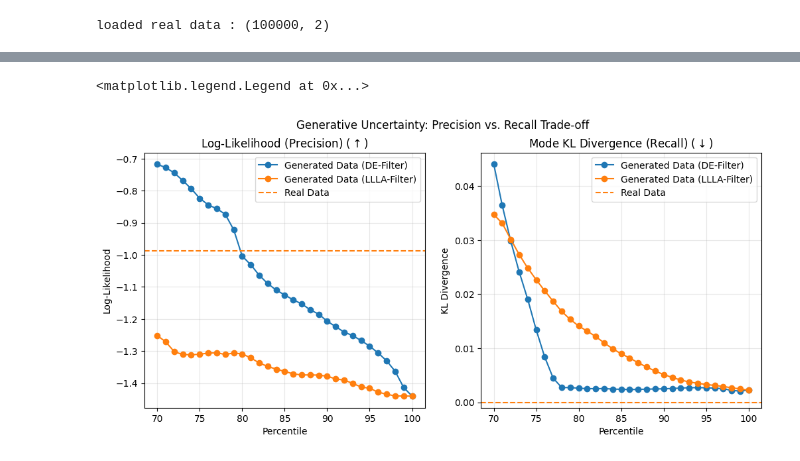
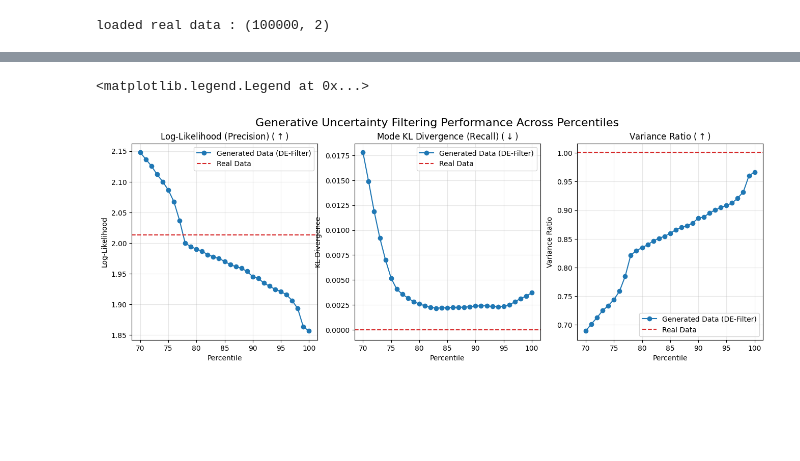
Before and after one commit to gantover/thesis, a Jupyter notebook: diffusion-model-hallucination/gaussian_experiments/gu_plots.ipynb, the cells around one changed output, grey strips where cells are left out. Drawn from its saved outputs; the diff is of its cells as text; code cells hidden in the pictures; blank space fills up the shorter version.

Commit message:
Clean up, new plots

```diff
--- a/diffusion-model-hallucination/gaussian_experiments/gu_plots.ipynb
+++ b/diffusion-model-hallucination/gaussian_experiments/gu_plots.ipynb
@@ -24,9 +28,14 @@ print(f"loaded real data : {real_data.shape}")
 loaded real data : (100000, 2)
 # %%
 samples_cache_dir = config_data['sampling']['samples_cache_dir']
-# ensemble_samples = jnp.load(Path(samples_cache_dir) / "llla_ensemble_samples.npy")
-ensemble_samples = jnp.load(Path(samples_cache_dir) / "deep_ensemble_samples.npy")
-print(f"loaded ensemble samples: {ensemble_samples.shape}")
-base_samples = ensemble_samples[0]
+ensemble_samples_llla = jnp.load(Path(samples_cache_dir) / "llla_ensemble_samples.npy")
+ensemble_samples_deep = jnp.load(Path(samples_cache_dir) / "deep_ensemble_samples.npy")
+print(f"loaded ensemble samples: {ensemble_samples_llla.shape}")
+base_samples_llla = ensemble_samples_llla[0]
+base_samples_deep = ensemble_samples_deep[0]
+
+uncertainty_scores_deep = get_uncertainty_scores(ensemble_samples_deep)
+uncertainty_scores_llla = get_uncertainty_scores(ensemble_samples_llla)
+uncertainty_scores_deep.shape
 # %% [output]
 loaded ensemble samples: (6, 100000, 2)
@@ -76,3 +138,4 @@ from generative_uncertainty.scoring import extract_true_gmm_params, evaluate_exa
 true_means, true_var = extract_true_gmm_params()
 # %%
-df_llla = score_percentiles(real_data, ensemble_samples, uncertainty_scores)
+df_llla_gmm = gmm_score_percentiles(real_data, ensemble_samples_llla, uncertainty_scores_llla)
+df_deep_gmm = gmm_score_percentiles(real_data, ensemble_samples_deep, uncertainty_scores_deep)
@@ -81,25 +147,40 @@ df_deep = score_percentiles(real_data, ensemble_samples, uncertainty_scores)
 # %%
-real_data_baseline = evaluate_exact_gmm(real_data, true_means, true_var)
-fig, axes = plt.subplots(1, 2, figsize=(12, 5))
-fig.suptitle("Generative Uncertainty: Precision vs. Recall Trade-off")
-axes[0].plot(df_deep.columns, df_deep.loc['avg_log_likelihood'], marker='o', label='Generated Data (DE-Filter)')
-axes[1].plot(df_deep.columns, df_deep.loc['mode_kl_divergence'], marker='o', label='Generated Data (DE-Filter)')
-axes[0].plot(df_llla.columns, df_llla.loc['avg_log_likelihood'], marker='o', label='Generated Data (LLLA-Filter)')
-axes[1].plot(df_llla.columns, df_llla.loc['mode_kl_divergence'], marker='o', label='Generated Data (LLLA-Filter)')
-axes[0].axhline(real_data_baseline['avg_log_likelihood'], color='tab:orange', linestyle='--', label='Real Data')
-axes[1].axhline(real_data_baseline['mode_kl_divergence'], color='tab:orange', linestyle='--', label='Real Data')
+import numpy as np
+import pandas as pd
+fig, axes = plt.subplots(1, 3, figsize=(16, 5))
+fig.suptitle("Generative Uncertainty Filtering Performance Across Percentiles", fontsize=16)
+axes[0].plot(df_deep_gmm.columns, df_deep_gmm.loc['avg_log_likelihood'], marker='o', label='Generated Data (DE-Filter)')
+axes[1].plot(df_deep_gmm.columns, df_deep_gmm.loc['mode_kl_divergence'], marker='o', label='Generated Data (DE-Filter)')
+axes[2].plot(df_deep_gmm.columns, df_deep_gmm.loc['variance_ratio'], marker='o', label='Generated Data (DE-Filter)')
+# axes[2].fill_between(np.asarray(df_deep_mmd.columns), pd.to_numeric(df_deep_mmd.loc['ci_lower']), pd.to_numeric(df_deep_mmd.loc['ci_upper']), color='tab:blue', alpha=0.2, label='95% CI (DE-Filter)')
+
+# axes[0].plot(df_llla_gmm.columns, df_llla_gmm.loc['avg_log_likelihood'], marker='x', label='Generated Data (LLLA-Filter)')
+# axes[1].plot(df_llla_gmm.columns, df_llla_gmm.loc['mode_kl_divergence'], marker='x', label='Generated Data (LLLA-Filter)')
+# axes[2].plot(df_llla_gmm.columns, df_llla_gmm.loc['variance_ratio'], marker='x', label='Generated Data (LLLA-Filter)')
+
+# axes[2].fill_between(np.asarray(df_llla_mmd.columns), pd.to_numeric(df_llla_mmd.loc['ci_lower']), pd.to_numeric(df_llla_mmd.loc['ci_upper']), color='tab:orange', alpha=0.2, label='95% CI (LLLA-Filter)')
+axes[0].axhline(real_data_baseline['avg_log_likelihood'], color='tab:red', linestyle='--', label='Real Data')
+axes[1].axhline(real_data_baseline['mode_kl_divergence'], color='tab:red', linestyle='--', label='Real Data')
+axes[2].axhline(real_data_baseline['variance_ratio'], color='tab:red', linestyle='--', label='Real Data')
+# axes[2].axhline(ref_mmd['mean'], color='tab:orange', linestyle='--', label='Real Data')
+# axes[2].fill_between([70, 100], ref_mmd['ci_lower'], ref_mmd['ci_upper'], color='tab:orange', alpha=0.2, label='95% CI (Real Data)')
 axes[0].set_xlabel('Percentile')
 axes[0].set_ylabel('Log-Likelihood')
 axes[0].set_title(r'Log-Likelihood (Precision) ($\uparrow$)')
 axes[1].set_xlabel('Percentile')
 axes[1].set_ylabel('KL Divergence')
 axes[1].set_title(r'Mode KL Divergence (Recall) ($\downarrow$)')
+axes[2].set_xlabel('Percentile')
+axes[2].set_ylabel('Variance Ratio')
+axes[2].set_title(r'Variance Ratio ($\uparrow$)')
 axes[0].grid(True, alpha=0.3)
 axes[1].grid(True, alpha=0.3)
+axes[2].grid(True, alpha=0.3)
 # axes[1].set_xlim(80, 100)
 axes[1].set_ylim(-0.001)
 axes[0].legend()
 axes[1].legend()
+axes[2].legend()
 # %% [output]
 <matplotlib.legend.Legend at 0x...>
-[figure, old version]
+[figure, new version]
```
Also changed, not shown: parts of 17 cells of this notebook, 32 other files.
